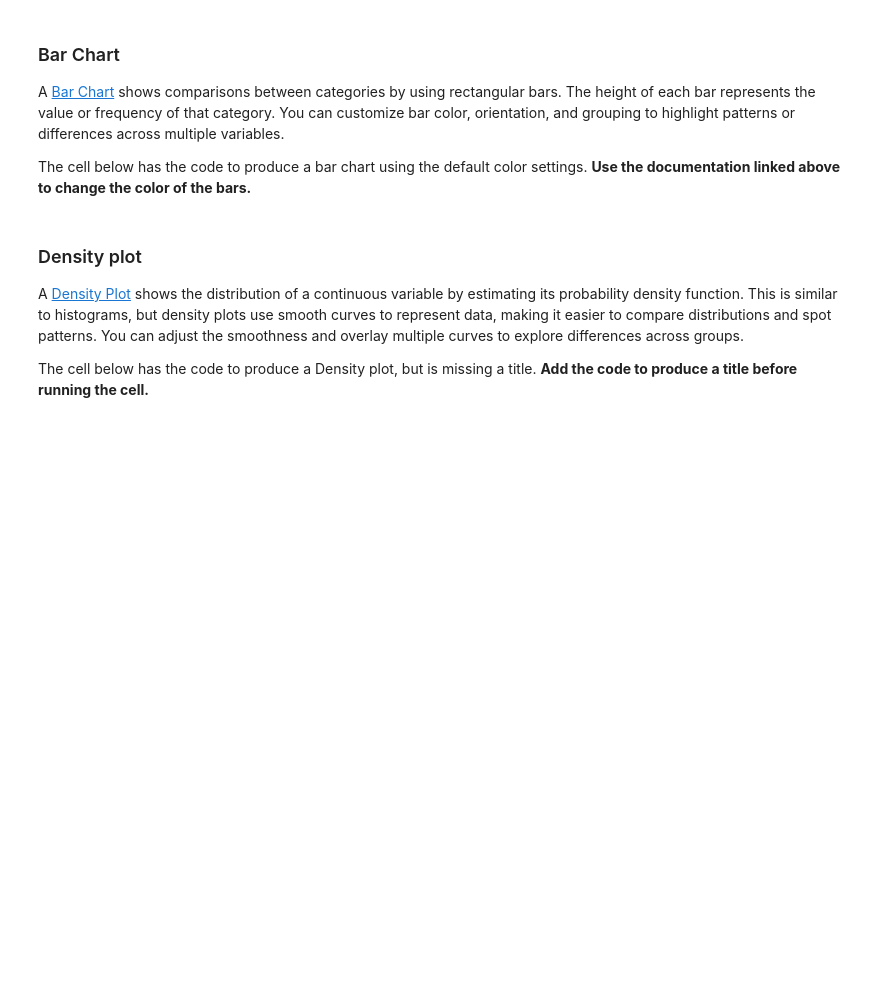
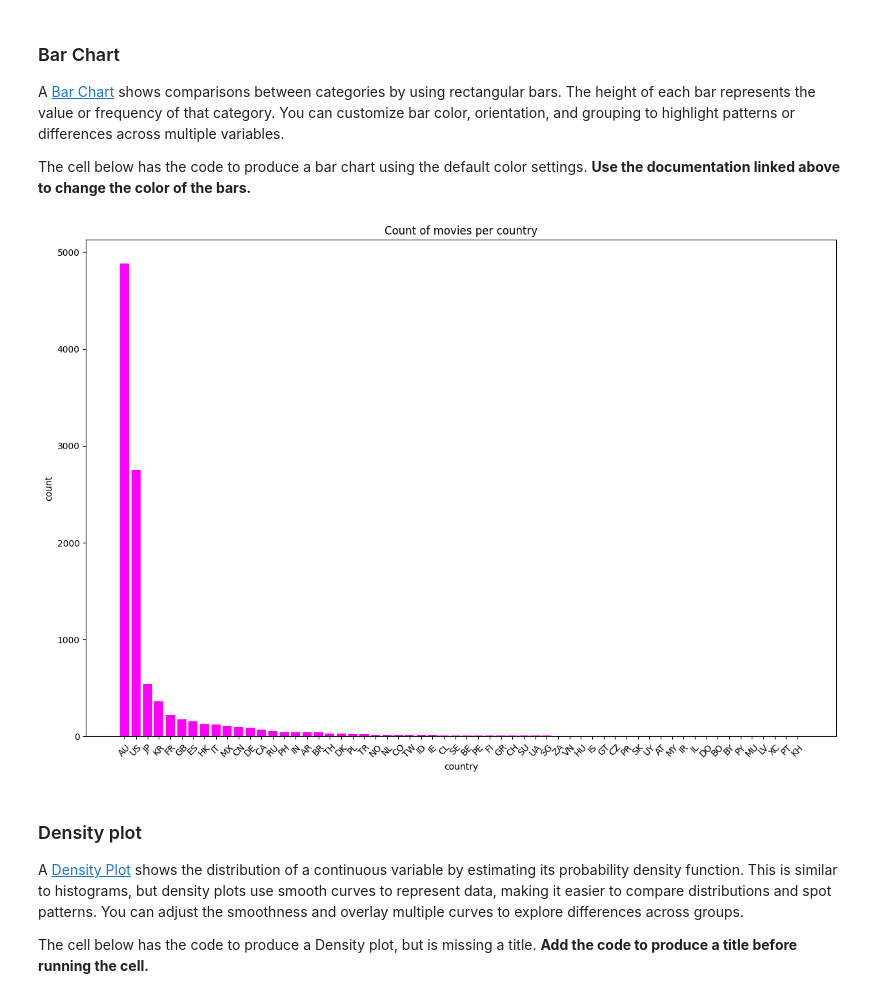
Before and after one commit to jfox5/DS1001-LABS-Projects, a Jupyter notebook: LABS-06_Design-2.ipynb, the cells around one changed output. Cells and saved outputs as stored; diff of their text form; code cells hidden in the pictures; blank space fills up the shorter version.

```diff
--- a/LABS-06_Design-2.ipynb
+++ b/LABS-06_Design-2.ipynb
@@ -155,14 +168,16 @@ The cell below has the code to produce a bar chart using the default color setti
 # %%
 country_counts = data['country'].value_counts()
 
 fig, ax = plt.subplots(figsize=(15, 10))
-ax.bar(country_counts.index, country_counts.values)
+ax.bar(country_counts.index, country_counts.values, color="magenta")
 ax.tick_params("x", rotation=45)
 
 plt.ylabel("count")
 plt.xlabel("country")
 plt.title("Count of movies per country")
 plt.show()
+# %% [output]
+[figure, added]
 # %% [markdown]
 ### Density plot
 
```
Also changed, not shown: parts of 4 cells of this notebook, 1 other file.
